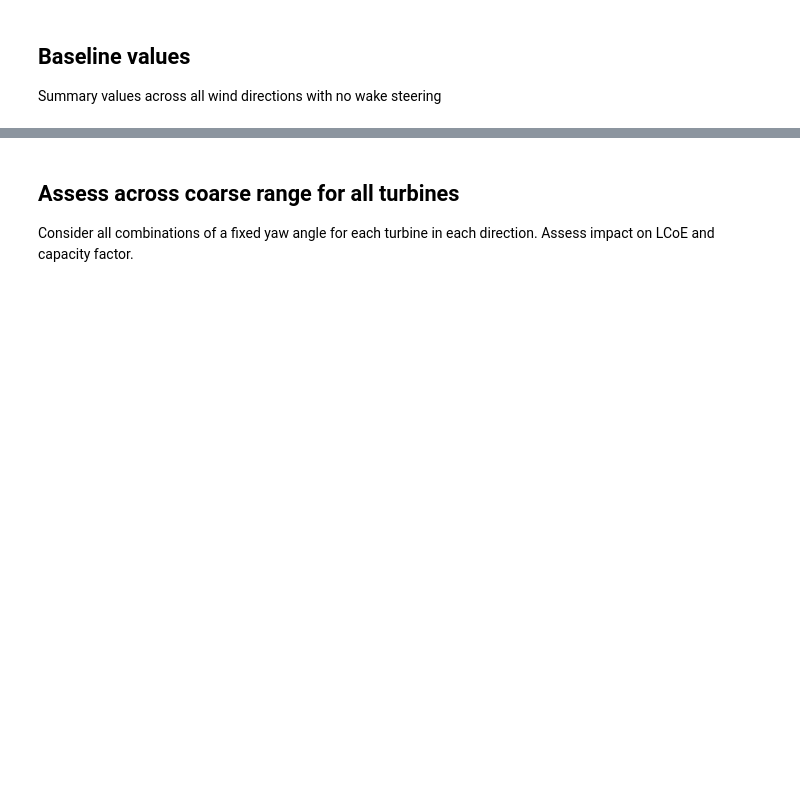
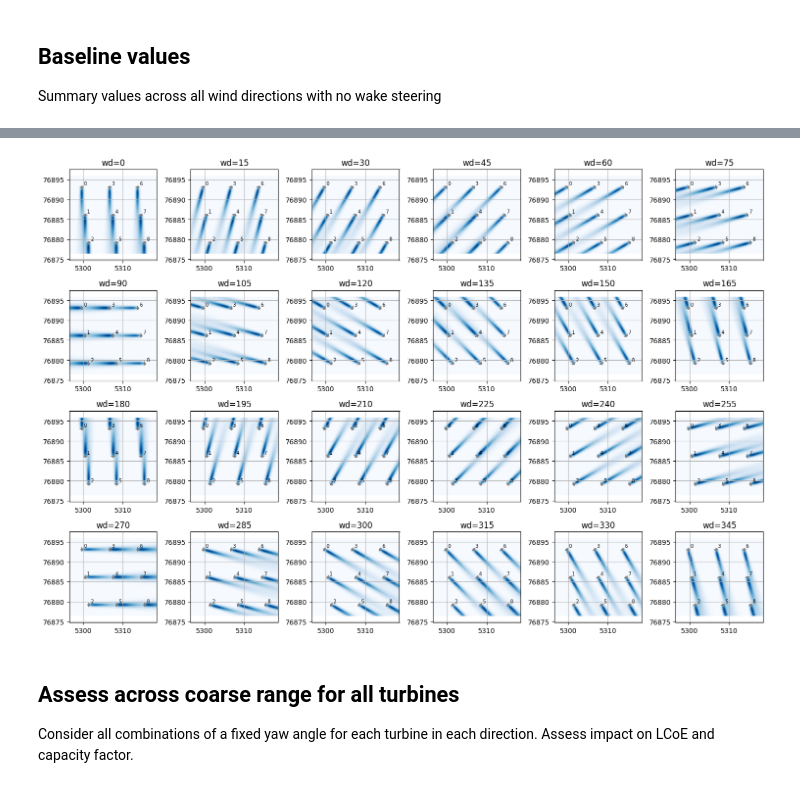
Before and after one commit to dibble07/holistic-wind-farm-control, a Jupyter notebook: exploration.ipynb, the cells around one changed output, grey strips where cells are left out. Drawn from its saved outputs; the diff is of its cells as text; code cells hidden in the pictures; blank space fills up the shorter version.

```diff
--- a/exploration.ipynb
+++ b/exploration.ipynb
@@ -81,28 +110,32 @@ sim_res_ref_high, _, _ = utils.run_sim(
 # %%
 # plot flow maps
 fig, ax_all = plt.subplots(ncols=6, nrows=4, figsize=(15, 10))
+ws_ = 12
 for wd_, ax in tqdm(
     zip(sim_res_ref_low.wd.values, ax_all.flatten()), total=len(sim_res_ref_low.wd)
 ):
     sim_res, _, _ = utils.run_sim(
         wfm=utils.wfm_low,
         x=utils.wt9_x,
         y=utils.wt9_y,
         yaw=0,
-        ws=12,
+        ws=ws_,
         wd=[wd_],
+        sim_res_ref=sim_res_ref_low.sel(wd=[wd_], ws=ws_),
         Sector_frequency=Sector_frequency,
         P=P,
     )
     fm = sim_res.flow_map()
     fm.plot_wake_map(
         plot_colorbar=False, normalize_with=utils.wfm_low.windTurbines.diameter(), ax=ax
     )
     ax.get_legend().remove()
     ax.grid()
     ax.set_title(f"wd={wd_}")
 
 fig.tight_layout()
+# %% [output]
+[figure, added]
 # %% [markdown]
 ## Assess across coarse range for all turbines
 Consider all combinations of a fixed yaw angle for each turbine in each direction. Assess impact on LCoE and capacity factor.
```
Also changed, not shown: parts of 13 cells of this notebook, 1 other file.
